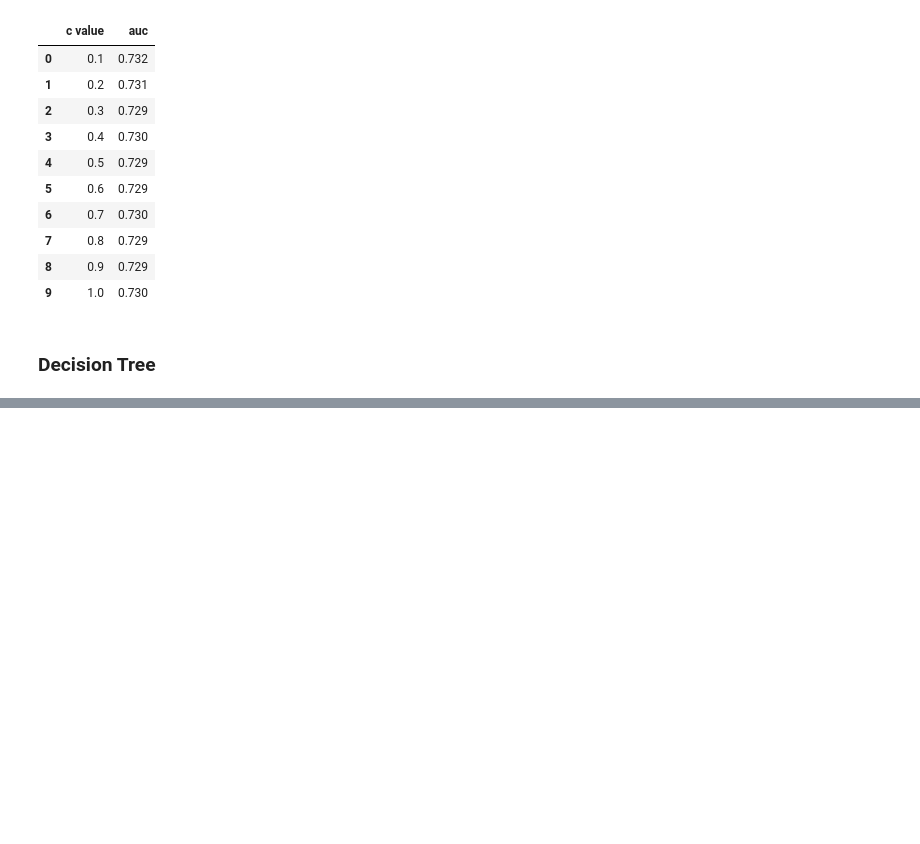
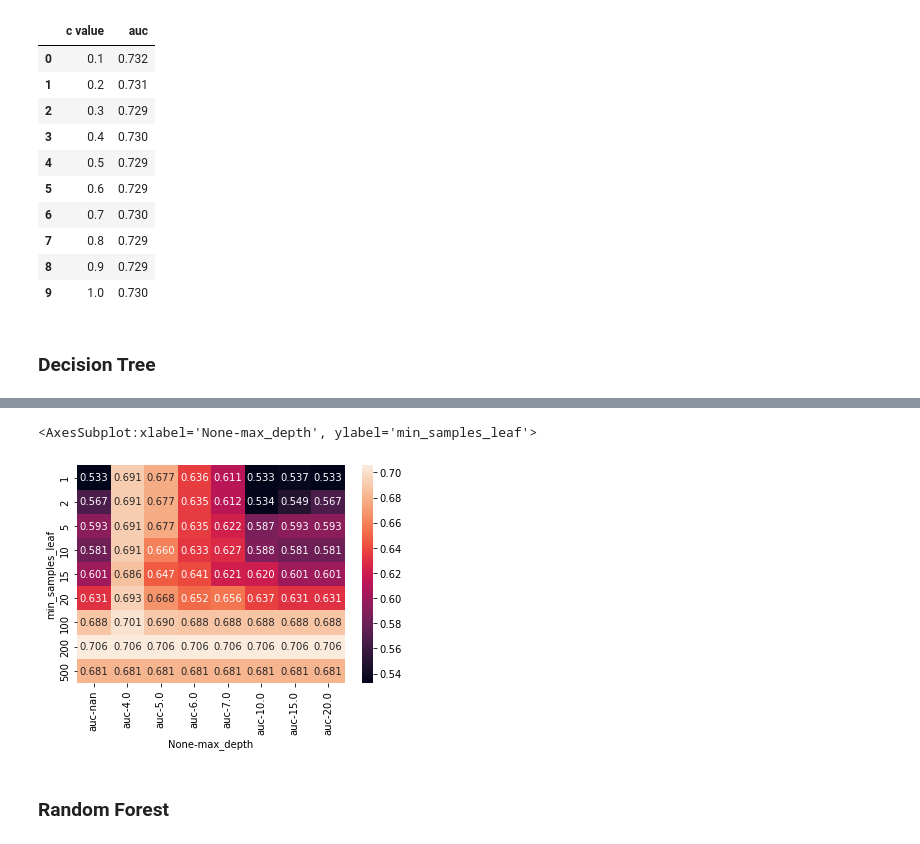
Before and after one commit to DZorikhin/heart-desease-pred, a Jupyter notebook: heart-desease-prediction.ipynb, the cells around one changed output, grey strips where cells are left out. Drawn from its saved outputs; the diff is of its cells as text; code cells hidden in the pictures; blank space fills up the shorter version.

Commit message:
add desicion tree models

```diff
--- a/heart-desease-prediction.ipynb
+++ b/heart-desease-prediction.ipynb
@@ -578,3 +582,25 @@ df_scores_ls_c
 best_c = 0.1
 # %% [markdown]
 ### Decision Tree
+# %%
+scores_dt = []
+
+for d in [4, 5, 6, 7, 10, 15, 20, None]:
+    for s in [1, 2, 5, 10, 15, 20, 100, 200, 500]:
+        dt = DecisionTreeClassifier(max_depth=d,
+                                    min_samples_leaf=s,
+                                    class_weight={0:1, 1:4},
+                                    random_state=13)
+        dt.fit(df_train.values, y_train)
+
+        y_pred = dt.predict(df_val.values)
+        y_pred_proba = dt.predict_proba(df_val.values)[:, 1]
+        p, r, _, _ = precision_recall_fscore_support(y_val, y_pred,
+                                                     average='binary', pos_label=1)
+        auc = roc_auc_score(y_val, y_pred_proba)
+
+        scores_dt.append((d, s, auc, p, r))
+# %%
+columns = ['max_depth', 'min_samples_leaf', 'auc', 'precision', 'recall']
+df_scores_dt = pd.DataFrame(scores_dt, columns=columns)
+df_scores_dt.head()
@@ -580,0 +614,5 @@ best_c = 0.1
+# %%
+df_scores_dt_pivot = df_scores_dt.pivot(index='min_samples_leaf',
+                                     columns=['max_depth'],
+                                     values=['auc'])
+df_scores_dt_pivot.round(3)
@@ -580,0 +632,5 @@ best_c = 0.1
+# %%
+sns.heatmap(df_scores_dt_pivot, annot=True, fmt='.3f')
+# %% [output]
+<AxesSubplot:xlabel='None-max_depth', ylabel='min_samples_leaf'>
+[figure, added]
@@ -580,0 +640,2 @@ best_c = 0.1
+# %% [markdown]
+### Random Forest
```
Also changed, not shown: parts of 10 cells of this notebook.
